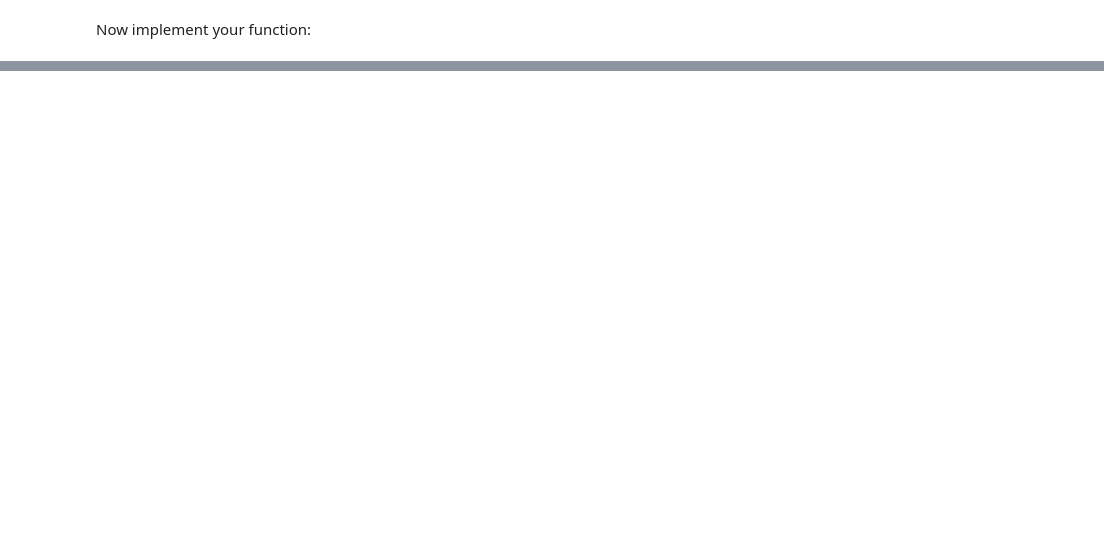
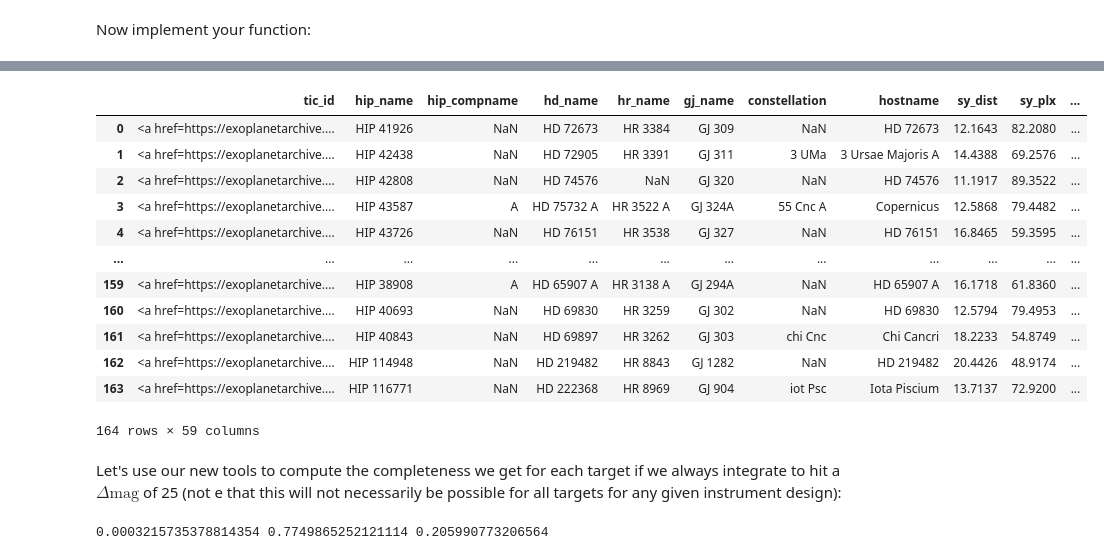
Before and after one commit to dsavransky/SSWYieldModelingTutorial, a Jupyter notebook: Notebooks/SSW2024_YieldModelingTutorial1.ipynb, the cells around one changed output, grey strips where cells are left out. Saved outputs shown, nothing was run; the diff lists cells and outputs as text; code cells hidden in the pictures; blank space fills up the shorter version.

```diff
--- a/Notebooks/SSW2024_YieldModelingTutorial1.ipynb
+++ b/Notebooks/SSW2024_YieldModelingTutorial1.ipynb
@@ -1018,0 +1128,38 @@ C_p, C_b, M = Cp_Cb_M(static_params, coronagraph, target)
+# %%
+targets = SSWYieldModelingTutorial.load_HWO_MissionStars()
+targets
+# %% [output]
+|  | tic_id | hip_name | hip_compname | hd_name | hr_name | gj_name | constellation | hostname | sy_dist | sy_plx | ... |
+| 0 | <a href=https://exoplanetarchive.... | HIP 41926 | NaN | HD 72673 | HR 3384 | GJ 309 | NaN | HD 72673 | 12.1643 | 82.2080 | ... |
+| 1 | <a href=https://exoplanetarchive.... | HIP 42438 | NaN | HD 72905 | HR 3391 | GJ 311 | 3 UMa | 3 Ursae Majoris A | 14.4388 | 69.2576 | ... |
+| 2 | <a href=https://exoplanetarchive.... | HIP 42808 | NaN | HD 74576 | NaN | GJ 320 | NaN | HD 74576 | 11.1917 | 89.3522 | ... |
+| 3 | <a href=https://exoplanetarchive.... | HIP 43587 | A | HD 75732 A | HR 3522 A | GJ 324A | 55 Cnc A | Copernicus | 12.5868 | 79.4482 | ... |
+| 4 | <a href=https://exoplanetarchive.... | HIP 43726 | NaN | HD 76151 | HR 3538 | GJ 327 | NaN | HD 76151 | 16.8465 | 59.3595 | ... |
+| ... | ... | ... | ... | ... | ... | ... | ... | ... | ... | ... | ... |
+| 159 | <a href=https://exoplanetarchive.... | HIP 38908 | A | HD 65907 A | HR 3138 A | GJ 294A | NaN | HD 65907 A | 16.1718 | 61.8360 | ... |
+| 160 | <a href=https://exoplanetarchive.... | HIP 40693 | NaN | HD 69830 | HR 3259 | GJ 302 | NaN | HD 69830 | 12.5794 | 79.4953 | ... |
+| 161 | <a href=https://exoplanetarchive.... | HIP 40843 | NaN | HD 69897 | HR 3262 | GJ 303 | chi Cnc | Chi Cancri | 18.2233 | 54.8749 | ... |
+| 162 | <a href=https://exoplanetarchive.... | HIP 114948 | NaN | HD 219482 | HR 8843 | GJ 1282 | NaN | HD 219482 | 20.4426 | 48.9174 | ... |
+| 163 | <a href=https://exoplanetarchive.... | HIP 116771 | NaN | HD 222368 | HR 8969 | GJ 904 | iot Psc | Iota Piscium | 13.7137 | 72.9200 | ... |
+164 rows × 59 columns
+# %% [markdown]
+Let's use our new tools to compute the completeness we get for each target if we always integrate to hit a $\Delta\mathrm{mag}$ of 25 (not e that this will not necessarily be possible for all targets for any given instrument design):
+# %%
+# get pre-computed completeness grid
+Cpdf, sax, dMagax = SSWYieldModelingTutorial.load_precomputed_completeness()
+
+# get target parameters
+dist = targets['sy_dist'].values # distances in parsecs
+lum = 10**targets['st_lum'].values # luminosities (original in log10(L_sun))
+
+# IWA/OWA:
+IWA = 0.075 #arcseconds
+OWA = 2 #arcseconds
+projIWA = IWA*dist
+projOWA = OWA*dist
+
+# compute completenesses
+comps = SSWYieldModelingTutorial.calc_completeness(Cpdf, sax, dMagax, projIWA, projOWA, 25,lum)
+print(comps.min(),comps.max(), comps.mean())
+# %% [output]
+0.0003215735378814354 0.7749865252121114 0.205990773206564
```
Also changed, not shown: parts of 39 cells of this notebook, 5 other files.
